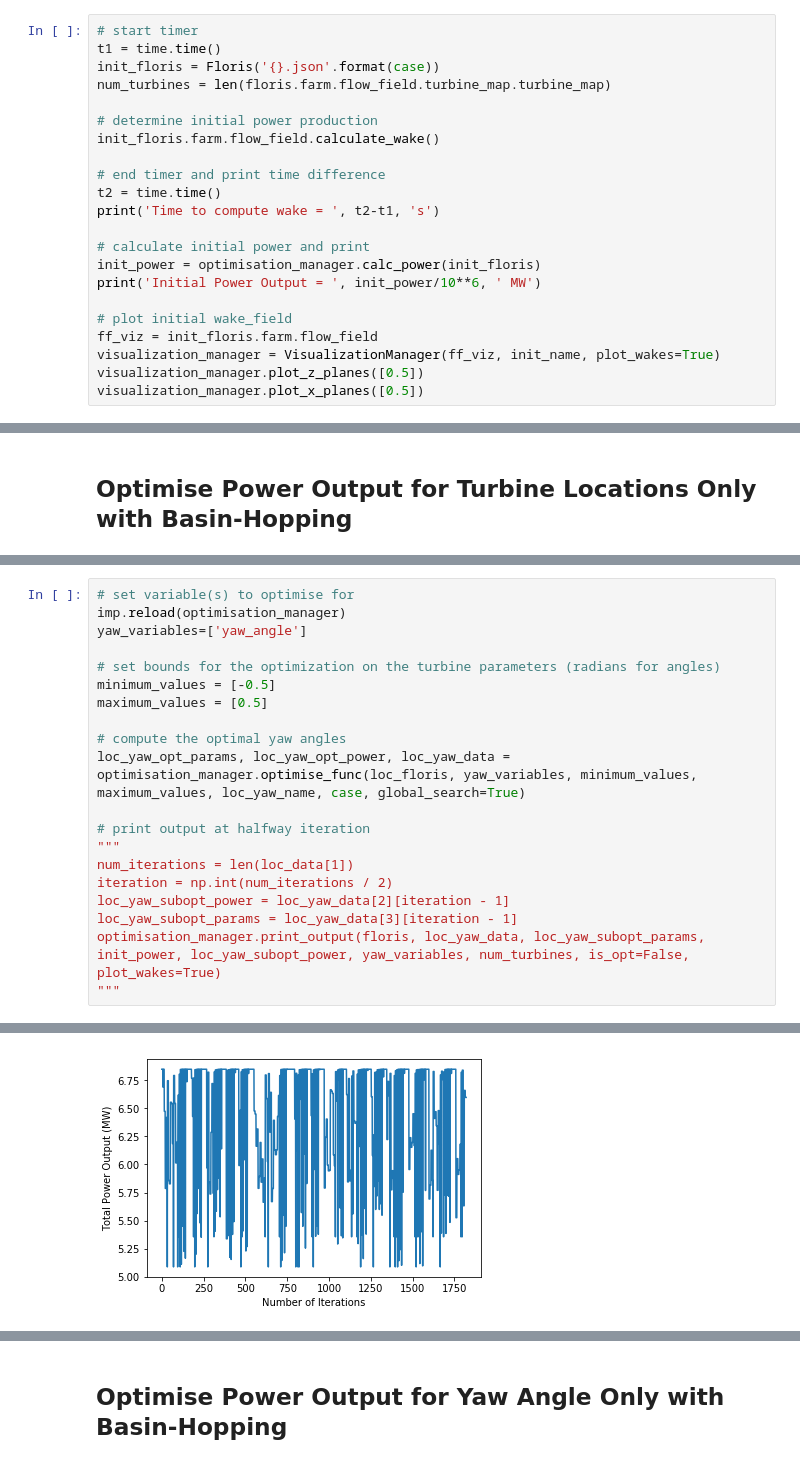
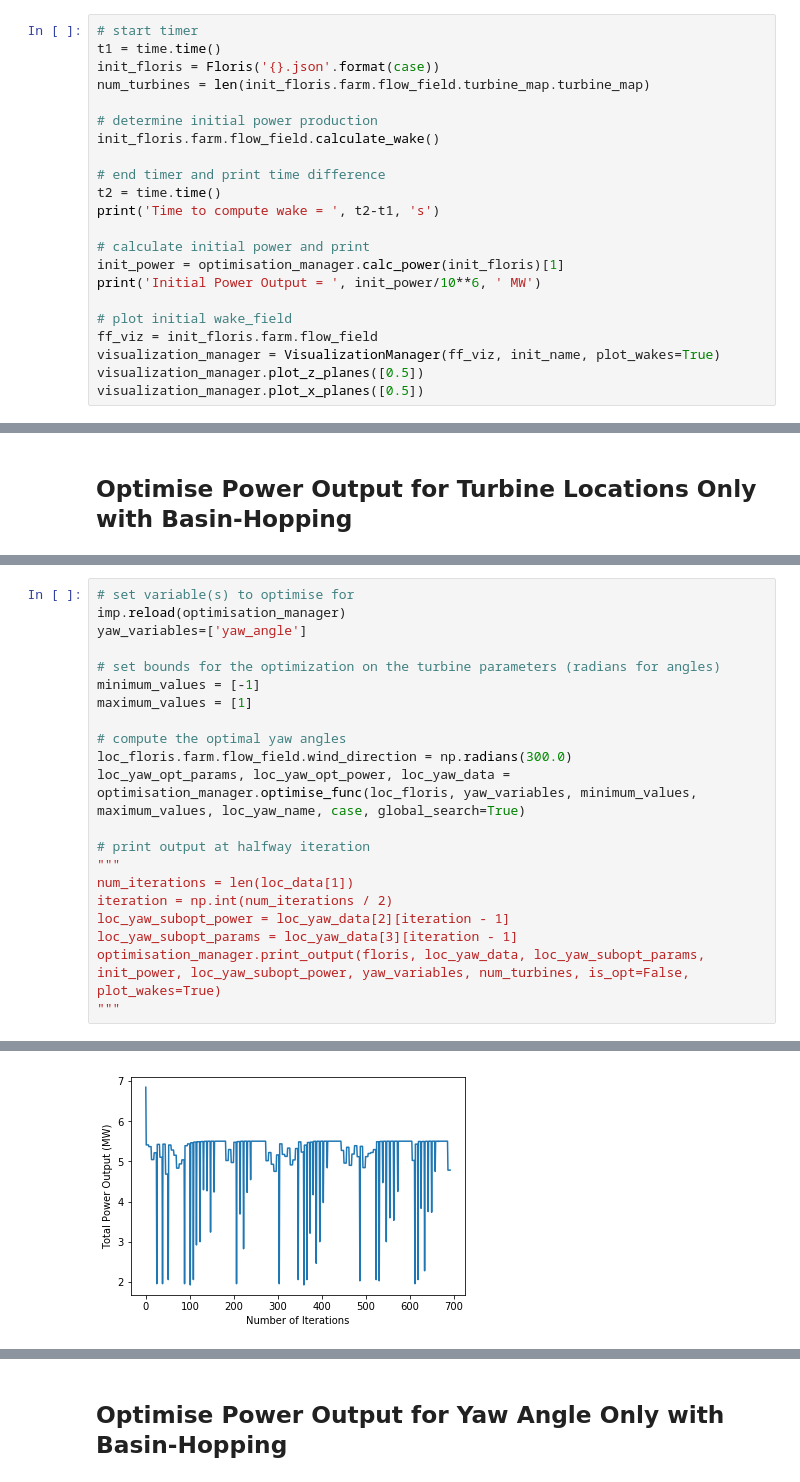
Before and after one commit to ImperialCollegeLondon/OpenWAKE, a Jupyter notebook: imperial_floris/examples/Imperial FLORIS Notebook.ipynb, the cells around one changed output, grey strips where cells are left out. Cells and saved outputs as stored; diff of their text form.

```diff
--- a/imperial_floris/examples/Imperial FLORIS Notebook.ipynb
+++ b/imperial_floris/examples/Imperial FLORIS Notebook.ipynb
@@ -30,7 +30,7 @@ direction_name = '{}'
 # start timer
 t1 = time.time()
 init_floris = Floris('{}.json'.format(case))
-num_turbines = len(floris.farm.flow_field.turbine_map.turbine_map)
+num_turbines = len(init_floris.farm.flow_field.turbine_map.turbine_map)
 
 # determine initial power production
 init_floris.farm.flow_field.calculate_wake()
@@ -40,7 +40,7 @@ t2 = time.time()
 print('Time to compute wake = ', t2-t1, 's')
 
 # calculate initial power and print
-init_power = optimisation_manager.calc_power(init_floris)
+init_power = optimisation_manager.calc_power(init_floris)[1]
 print('Initial Power Output = ', init_power/10**6, ' MW')
 
 # plot initial wake_field
@@ -105,10 +107,11 @@ imp.reload(optimisation_manager)
 yaw_variables=['yaw_angle']
 
 # set bounds for the optimization on the turbine parameters (radians for angles)
-minimum_values = [-0.5]
-maximum_values = [0.5]
+minimum_values = [-1]
+maximum_values = [1]
 
 # compute the optimal yaw angles
+loc_floris.farm.flow_field.wind_direction = np.radians(300.0)
 loc_yaw_opt_params, loc_yaw_opt_power, loc_yaw_data = optimisation_manager.optimise_func(loc_floris, yaw_variables, minimum_values, maximum_values, loc_yaw_name, case, global_search=True)
 
 # print output at halfway iteration
@@ -140 +160 @@ Time to optimise wake = 17.328860759735107 s
-[figure, old version]
+[figure, new version]
```
Also changed, not shown: parts of 8 cells of this notebook, 35 other files.
